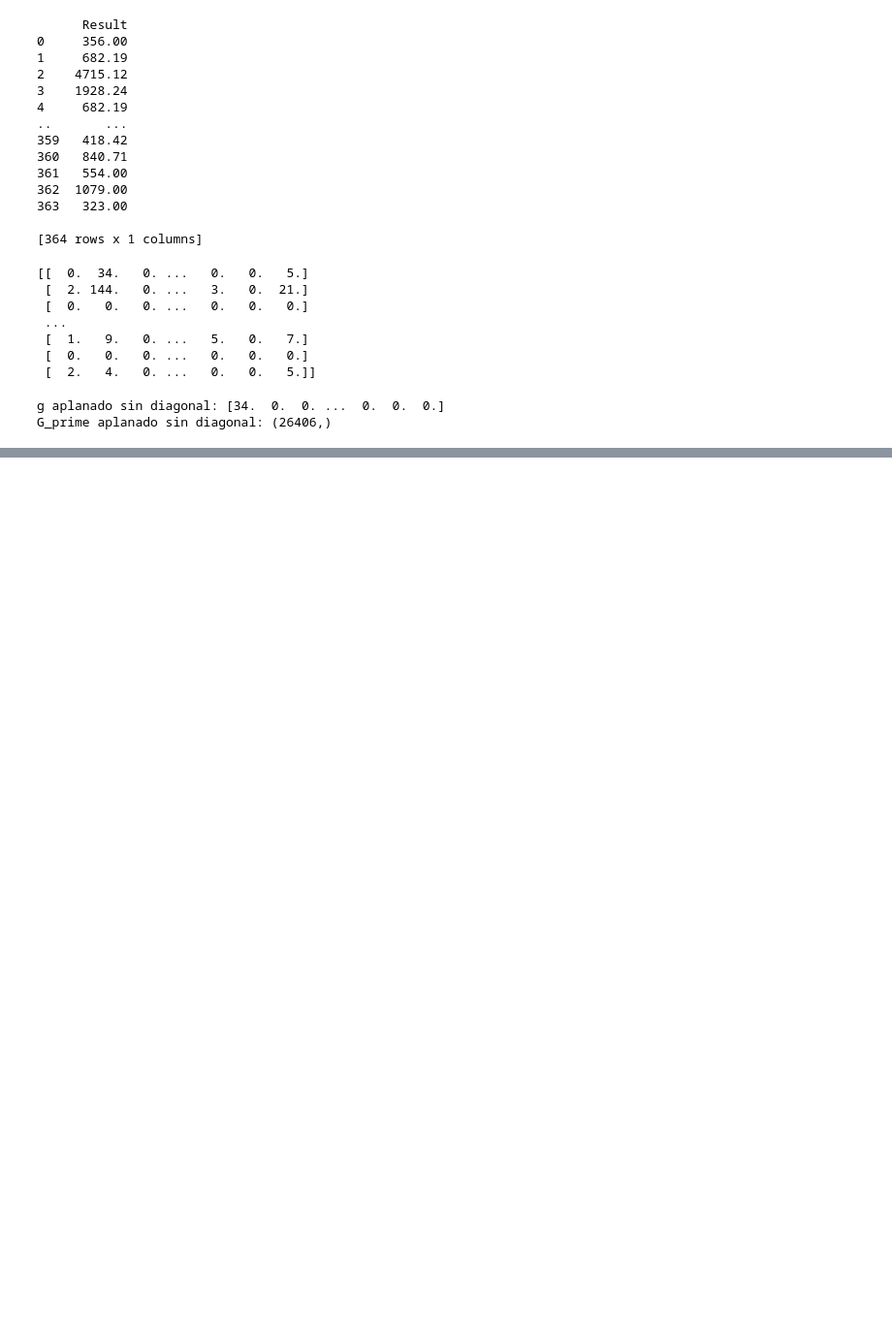
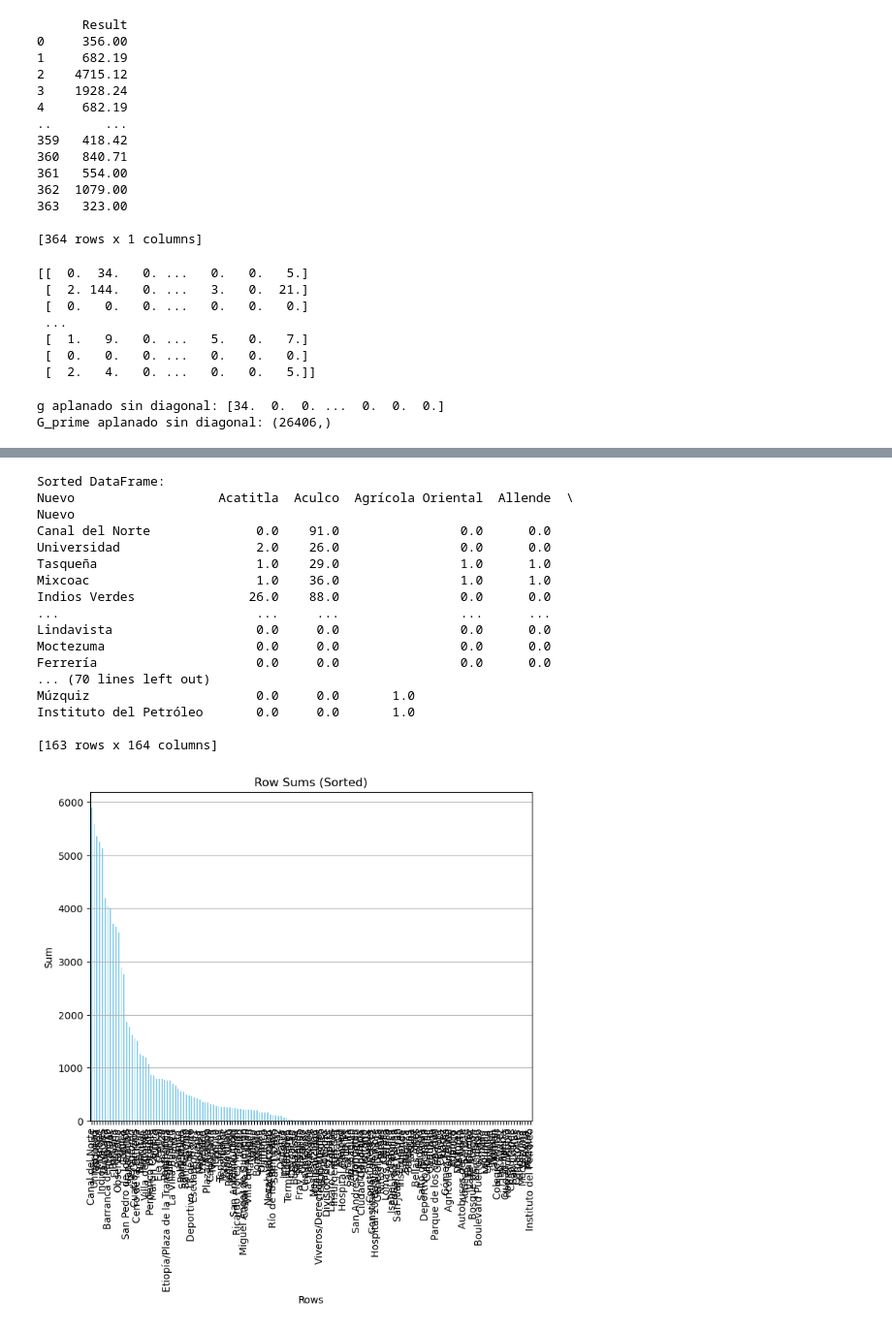
Before and after one commit to JuanPabloWakkaWatson/Estimacion-Matriz-OD-Metro, a Jupyter notebook: Proyecto_AA.ipynb, the cells around one changed output, grey strips where cells are left out. Shown at 97% size. Drawn from its saved outputs; the diff is of its cells as text; code cells hidden in the pictures; blank space fills up the shorter version.

```diff
--- a/Proyecto_AA.ipynb
+++ b/Proyecto_AA.ipynb
@@ -604,0 +673,14 @@ Iteraciones realizadas: 341
+# %%
+import numpy as np
+
+matrix_nueva = np.zeros((163, 163))
+
+for i in range(162):
+    for j in range(163):
+        if j < i:  # Triangular inferior
+            matrix_nueva[i][j] = matrix_final[i][j]
+        elif j > i:  # Triangular superior
+            matrix_nueva[i + 1][j] = matrix_final[i][j]
+
+# Imprimir la nueva forma de la matriz
+print(matrix_nueva.shape)
@@ -604,0 +747,10 @@ Iteraciones realizadas: 341
+# %%
+
+column_names = matriz_origen_destino.columns
+index_names = matriz_origen_destino.columns
+
+# Create DataFrame from matrix with column and index names
+OD = pd.DataFrame(original_matrix, columns=column_names, index=index_names)
+
+# Print the DataFrame
+OD
@@ -604,0 +772,40 @@ Iteraciones realizadas: 341
+# %%
+
+# Calculate the sum of each row
+row_sums = OD.sum(axis=1)
+OD_new = OD.copy
+# %%
+OD_new_sorted = OD_new.sort_values(by='Row_Sums', ascending=False)
+
+# Print the sorted DataFrame
+print("Sorted DataFrame:")
+print(OD_new_sorted)
+
+# Plot the 'Row_Sums' column of the sorted DataFrame
+plt.figure(figsize=(8, 6))
+OD_new_sorted['Row_Sums'].plot(kind='bar', color='skyblue')
+plt.title('Row Sums (Sorted)')
+plt.xlabel('Rows')
+plt.ylabel('Sum')
+plt.xticks(rotation=90)
+plt.grid(axis='y')
+plt.show()
+# %% [output]
+Sorted DataFrame:
+Nuevo                   Acatitla  Aculco  Agrícola Oriental  Allende  \
+Nuevo
+Canal del Norte              0.0    91.0                0.0      0.0
+Universidad                  2.0    26.0                0.0      0.0
+Tasqueña                     1.0    29.0                1.0      1.0
+Mixcoac                      1.0    36.0                1.0      1.0
+Indios Verdes               26.0    88.0                0.0      0.0
+...                          ...     ...                ...      ...
+Lindavista                   0.0     0.0                0.0      0.0
+Moctezuma                    0.0     0.0                0.0      0.0
+Ferrería                     0.0     0.0                0.0      0.0
+... (70 lines left out)
+Múzquiz                      0.0     0.0       1.0
+Instituto del Petróleo       0.0     0.0       1.0
+
+[163 rows x 164 columns]
+[figure, added]
```
Also changed, not shown: parts of 18 cells of this notebook.
